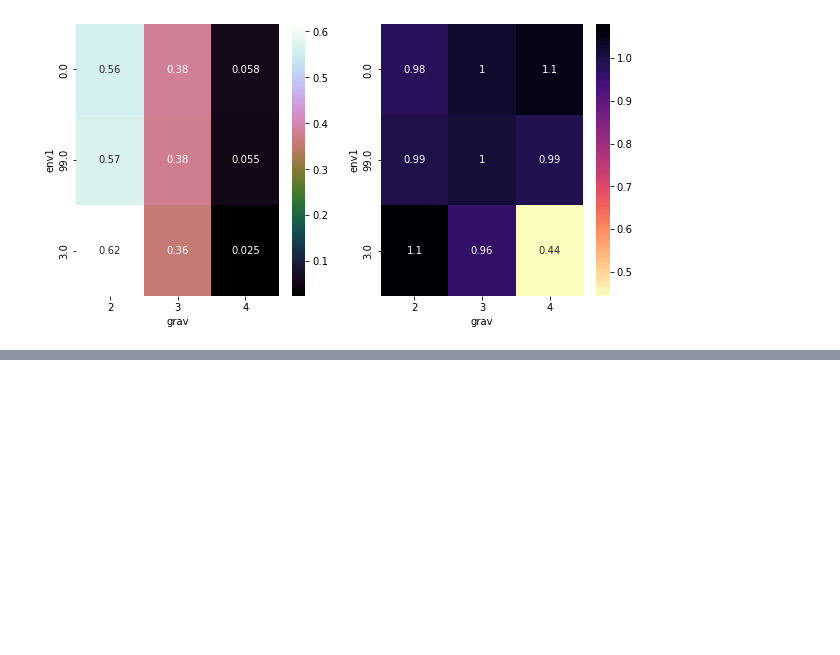
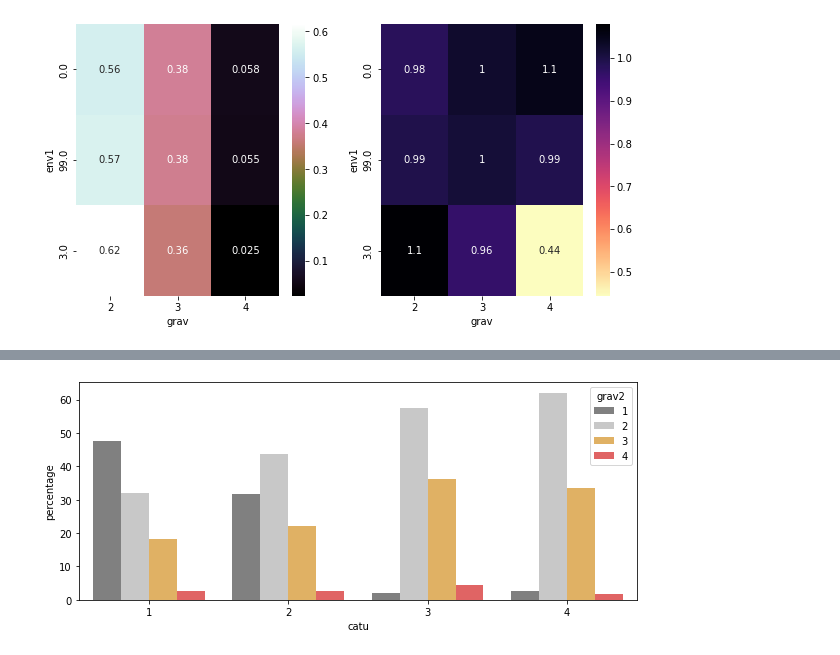
Before and after one commit to YacineHajjiDataScientist/20220814_dsProject, a Jupyter notebook: 20220821_projectDS.ipynb, the cells around one changed output, grey strips where cells are left out. Drawn from its saved outputs; the diff is of its cells as text; code cells hidden in the pictures; blank space fills up the shorter version.

```diff
--- a/20220821_projectDS.ipynb
+++ b/20220821_projectDS.ipynb
@@ -1322,0 +1362,17 @@ fig.show()
+# %%
+# Initiating dataframe grouped
+dfUsagersGpByCatu = (dfUsagers.groupby(['catu'])['grav2']
+                     .value_counts(normalize=True)
+                     .rename('percentage')
+                     .mul(100)
+                     .reset_index()
+                     .sort_values('grav2'))
+
+# Display plot
+fig, ax = plt.subplots(figsize=(10, 4))
+sns.barplot(x="catu", y="percentage", hue="grav2", data=dfUsagersGpByCatu,
+             palette=['grey', '#C8C8C8', '#F4B650', '#F45050']);
+# Les piétons semblent avoir plus d'hospitalisations
+# Les piétons pedestres semblent avoir plus d'accidents de gravité 4
+# %% [output]
+[figure, added]
```
Also changed, not shown: parts of 38 cells of this notebook.
